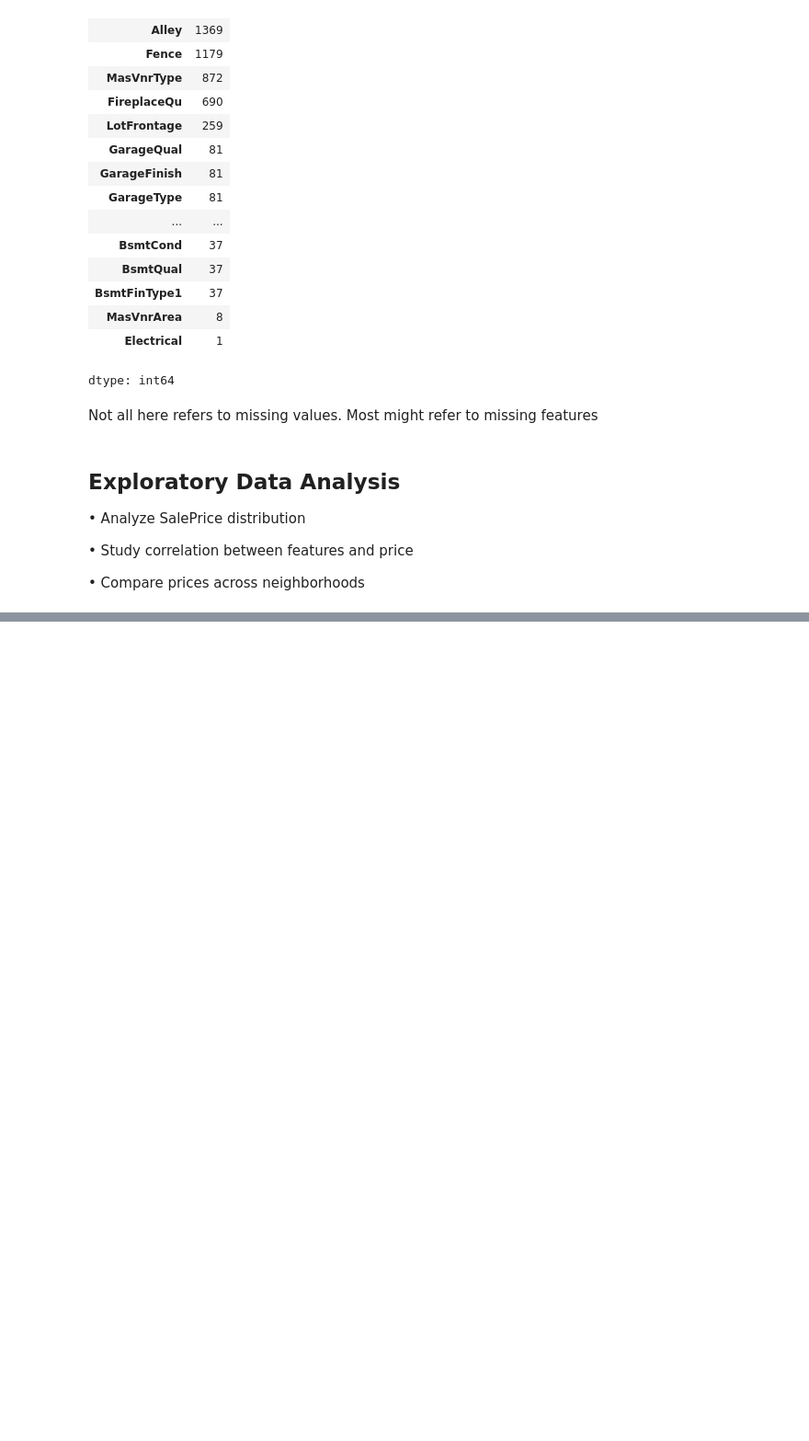
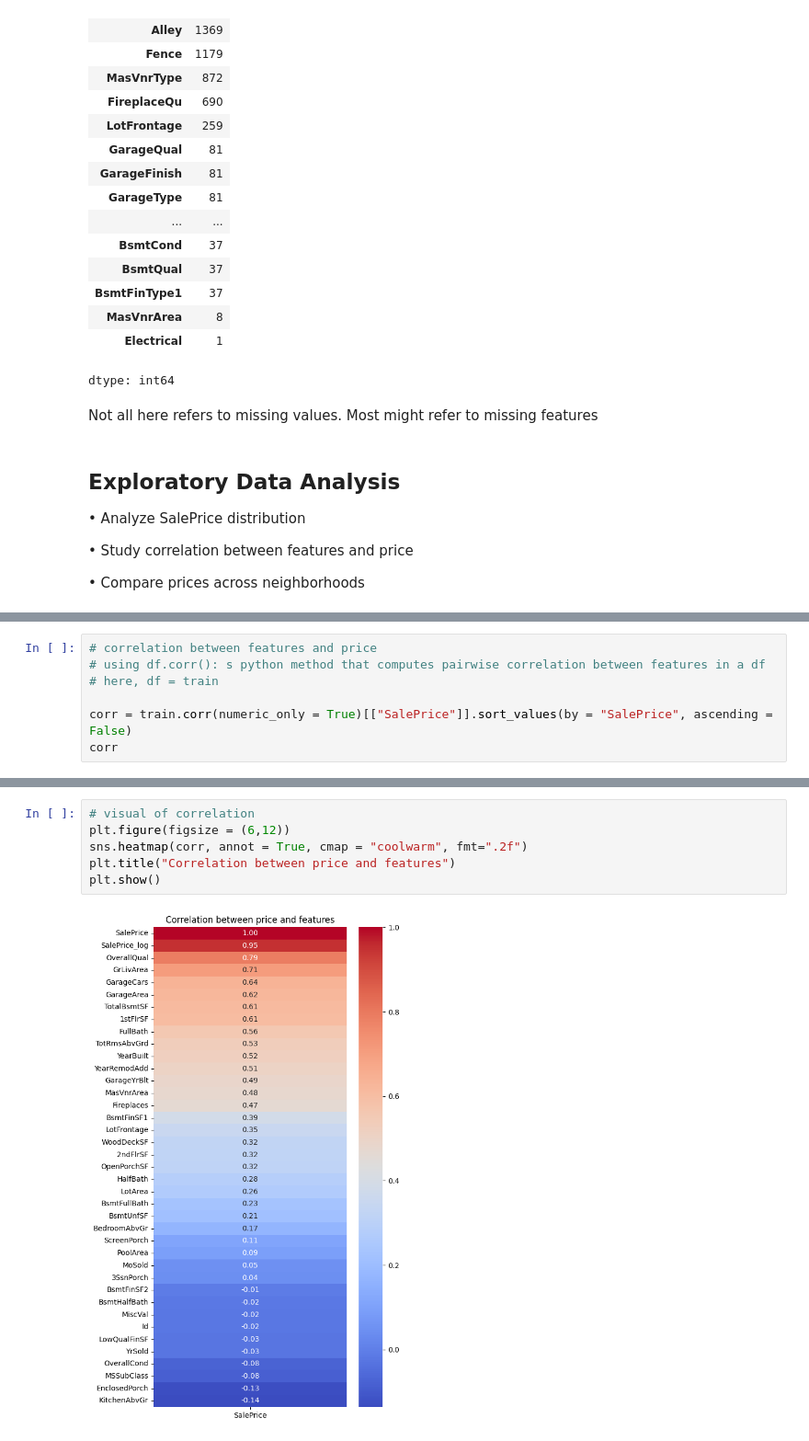
Before and after one commit to olaoluwaoyebola/PORA-Data-Science, a Jupyter notebook: Project/notebook/Capstone_Project.ipynb, the cells around one changed output, grey strips where cells are left out. Shown at 92% size. Drawn from its saved outputs; the diff is of its cells as text; blank space fills up the shorter version.

```diff
--- a/Project/notebook/Capstone_Project.ipynb
+++ b/Project/notebook/Capstone_Project.ipynb
@@ -116,0 +147,7 @@ Not all here refers to missing values. Most might refer to missing features
+# %%
+# correlation between features and price
+# using df.corr(): s python method that computes pairwise correlation between features in a df
+# here, df = train
+
+corr = train.corr(numeric_only = True)[["SalePrice"]].sort_values(by = "SalePrice", ascending = False)
+corr
@@ -116,0 +172,8 @@ Not all here refers to missing values. Most might refer to missing features
+# %%
+# visual of correlation
+plt.figure(figsize = (6,12))
+sns.heatmap(corr, annot = True, cmap = "coolwarm", fmt=".2f")
+plt.title("Correlation between price and features")
+plt.show()
+# %% [output]
+[figure, added]
```
Also changed, not shown: parts of 8 cells of this notebook.
